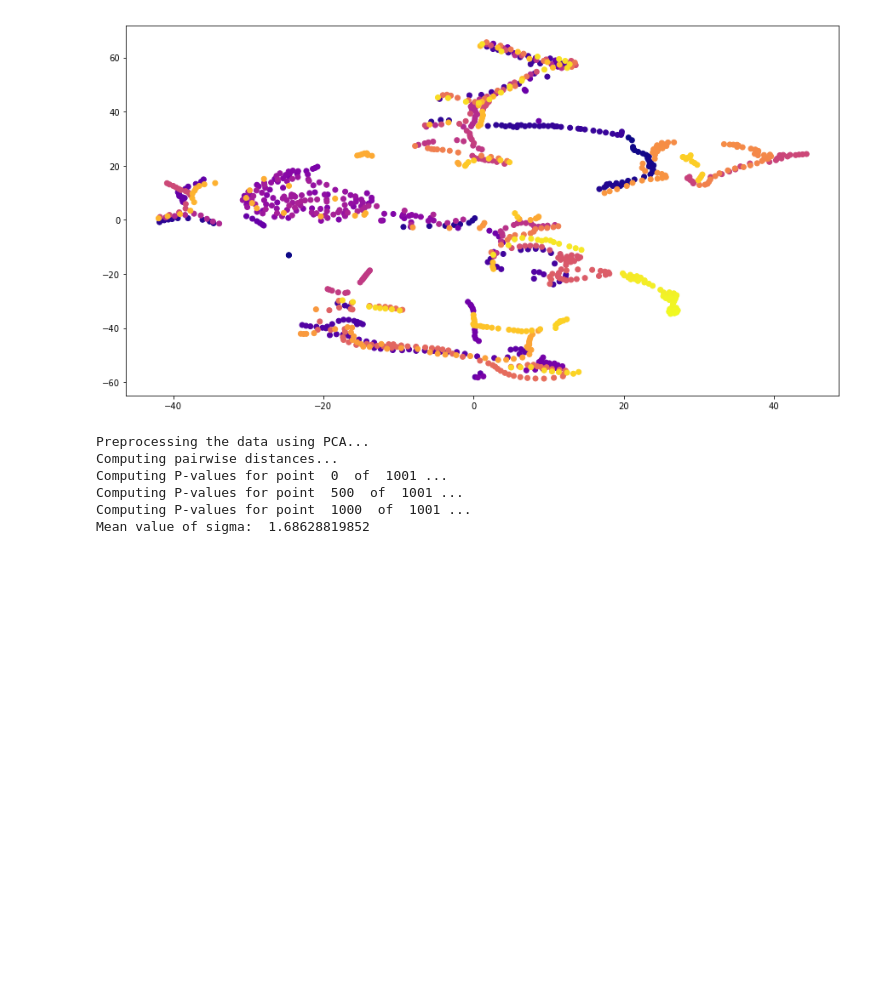
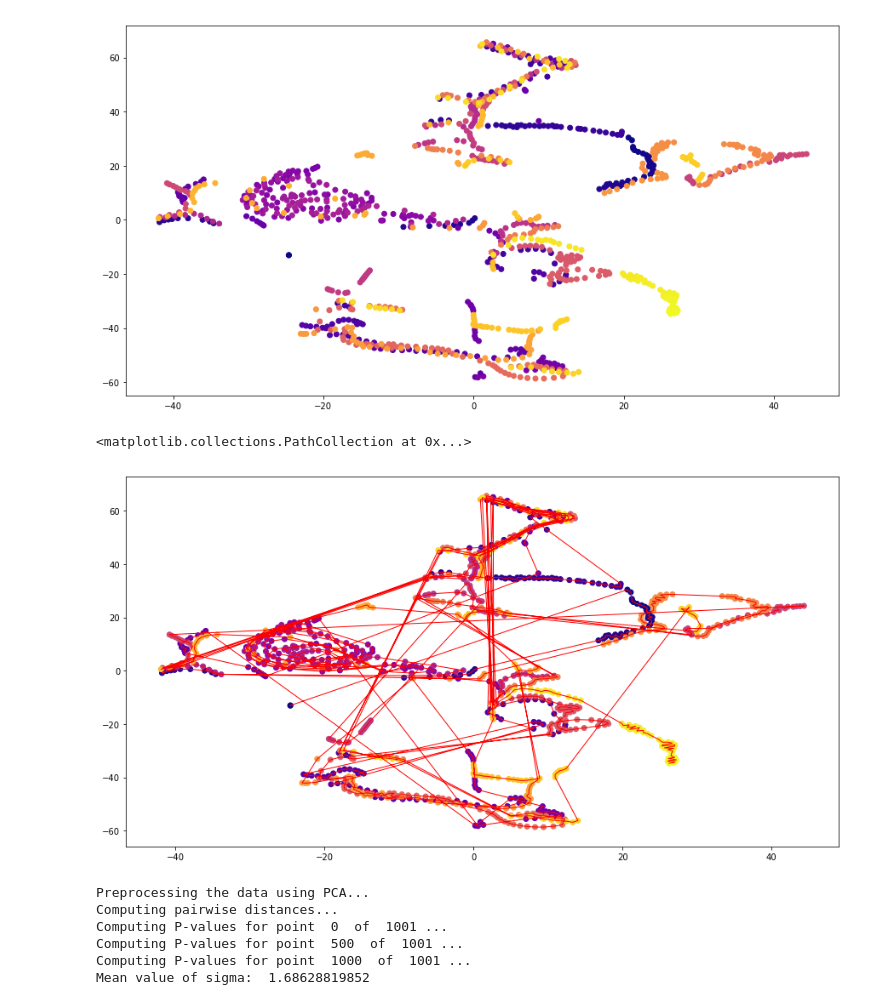
Before and after one commit to alexmlamb/undirected_matching, a Jupyter notebook: lib/z-tsne.ipynb, the cells around one changed output. Drawn from its saved outputs; the diff is of its cells as text; code cells hidden in the pictures; blank space fills up the shorter version.

Commit message:
more tsne

```diff
--- a/lib/z-tsne.ipynb
+++ b/lib/z-tsne.ipynb
@@ -35,6 +35,12 @@ plt.scatter(coor_tsne[:, 0], coor_tsne[:, 1], c=range(len(coor_tsne)), cmap="pla
 # %% [output]
 <matplotlib.collections.PathCollection at 0x...>
 [figure]
+# %%
+plt.plot(coor_tsne[:, 0], coor_tsne[:, 1], 'r', zorder=1, lw=1)
+plt.scatter(coor_tsne[:, 0], coor_tsne[:, 1], c=range(len(coor_tsne)), cmap="plasma")
+# %% [output]
+<matplotlib.collections.PathCollection at 0x...>
+[figure, added]
 # %%
 coor_tsne2 = tsne.tsne(zs[:,2])
 # %% [output]
```
Also changed, not shown: parts of 3 cells of this notebook.
